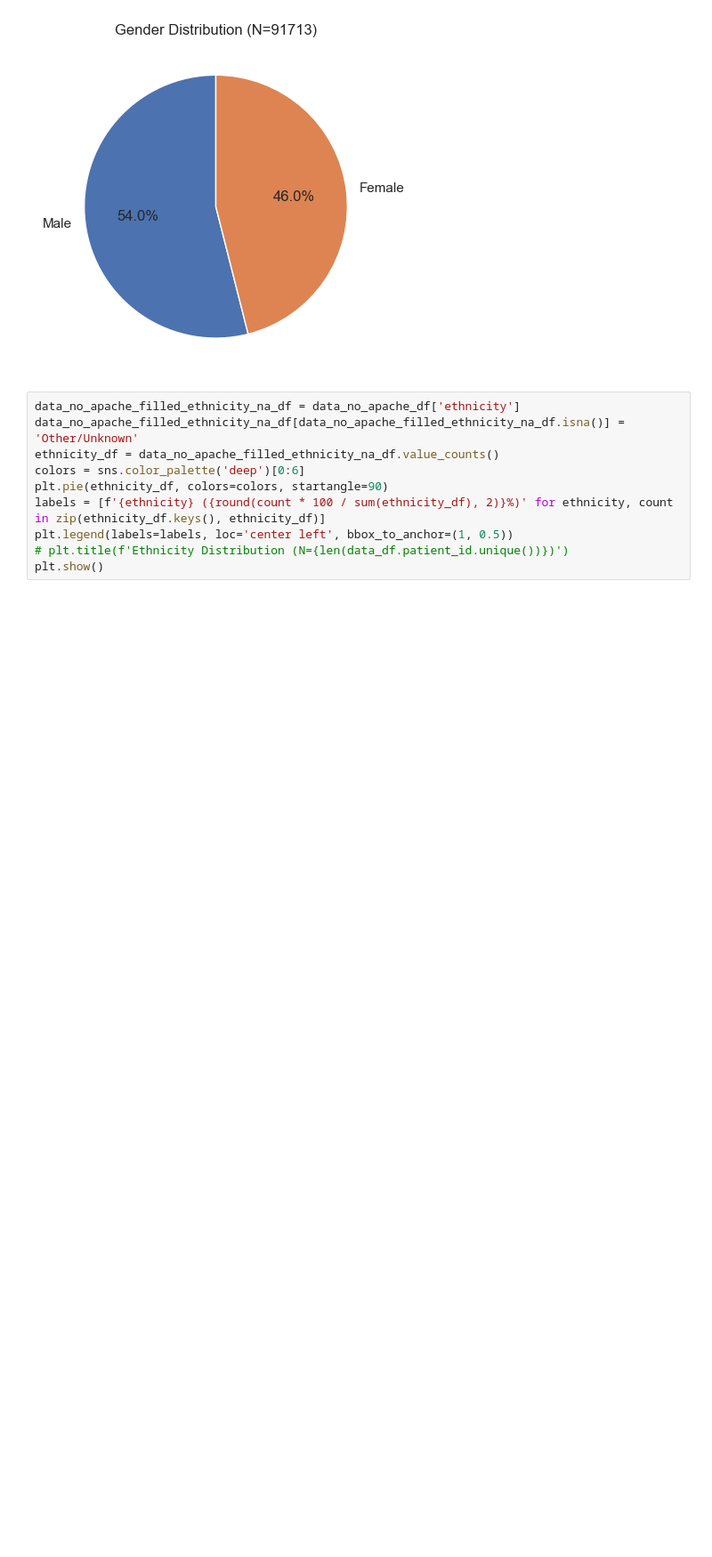
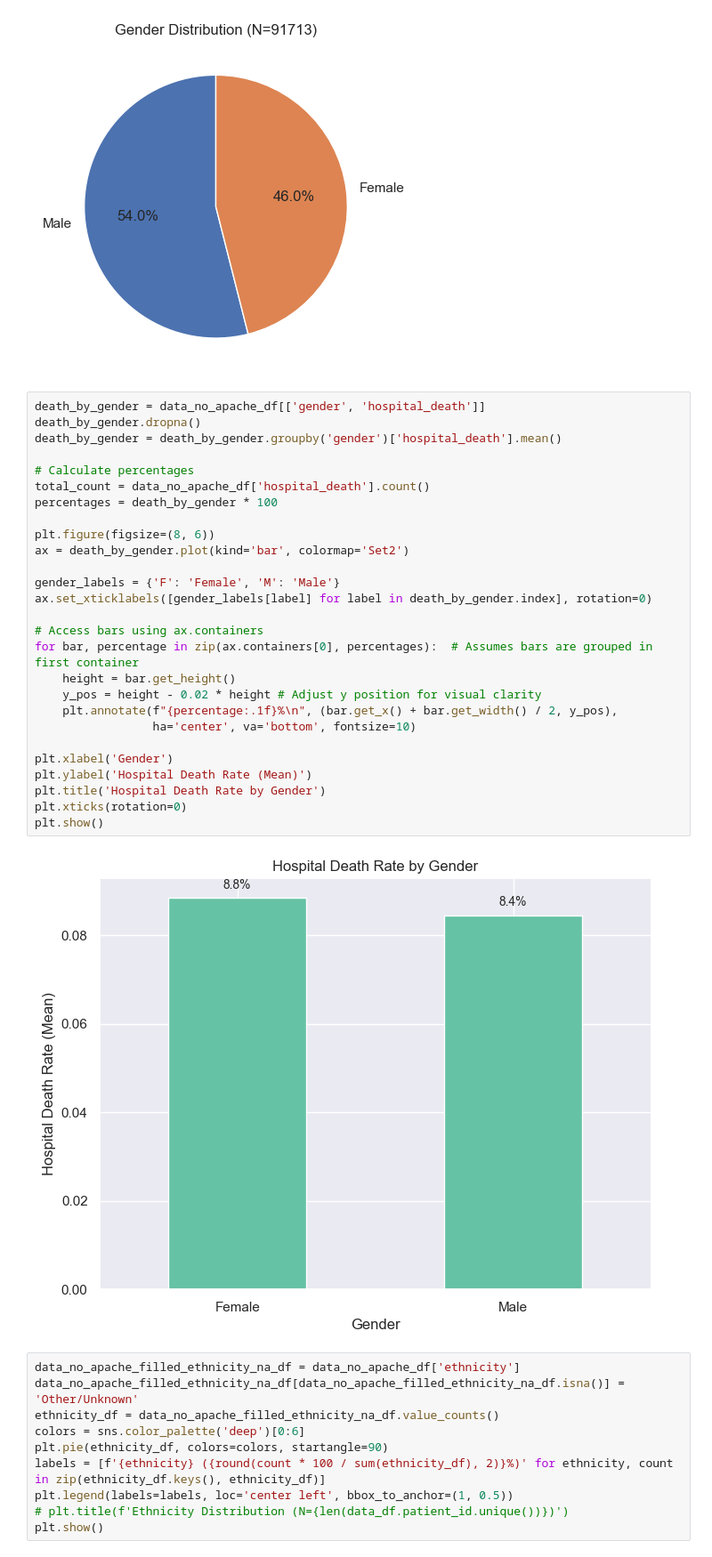
Before and after one commit to ShaniCohen/pred-ICU, a Jupyter notebook: eda.ipynb, the cells around one changed output. Shown: that part at 89% size. Drawn from its saved outputs; the diff is of its cells as text; blank space fills up the shorter version.

Commit message:
Added bias graphs in gender and ethnicity

```diff
--- a/eda.ipynb
+++ b/eda.ipynb
@@ -183,6 +183,35 @@ plt.title(f'Gender Distribution (N={len(data_df.patient_id.unique())})')
 plt.show()
 # %% [output]
 [figure]
+# %%
+death_by_gender = data_no_apache_df[['gender', 'hospital_death']]
+death_by_gender.dropna()
+death_by_gender = death_by_gender.groupby('gender')['hospital_death'].mean()
+
+# Calculate percentages
+total_count = data_no_apache_df['hospital_death'].count()
+percentages = death_by_gender * 100
+
+plt.figure(figsize=(8, 6))
+ax = death_by_gender.plot(kind='bar', colormap='Set2')
+
+gender_labels = {'F': 'Female', 'M': 'Male'}
+ax.set_xticklabels([gender_labels[label] for label in death_by_gender.index], rotation=0)
+
+# Access bars using ax.containers
+for bar, percentage in zip(ax.containers[0], percentages):  # Assumes bars are grouped in first container
+    height = bar.get_height()
+    y_pos = height - 0.02 * height # Adjust y position for visual clarity
+    plt.annotate(f"{percentage:.1f}%\n", (bar.get_x() + bar.get_width() / 2, y_pos),
+                 ha='center', va='bottom', fontsize=10)
+
+plt.xlabel('Gender')
+plt.ylabel('Hospital Death Rate (Mean)')
+plt.title('Hospital Death Rate by Gender')
+plt.xticks(rotation=0)
+plt.show()
+# %% [output]
+[figure, added]
 # %%
 data_no_apache_filled_ethnicity_na_df = data_no_apache_df['ethnicity']
 data_no_apache_filled_ethnicity_na_df[data_no_apache_filled_ethnicity_na_df.isna()] = 'Other/Unknown'
```
Also changed, not shown: parts of 1 cell of this notebook.
